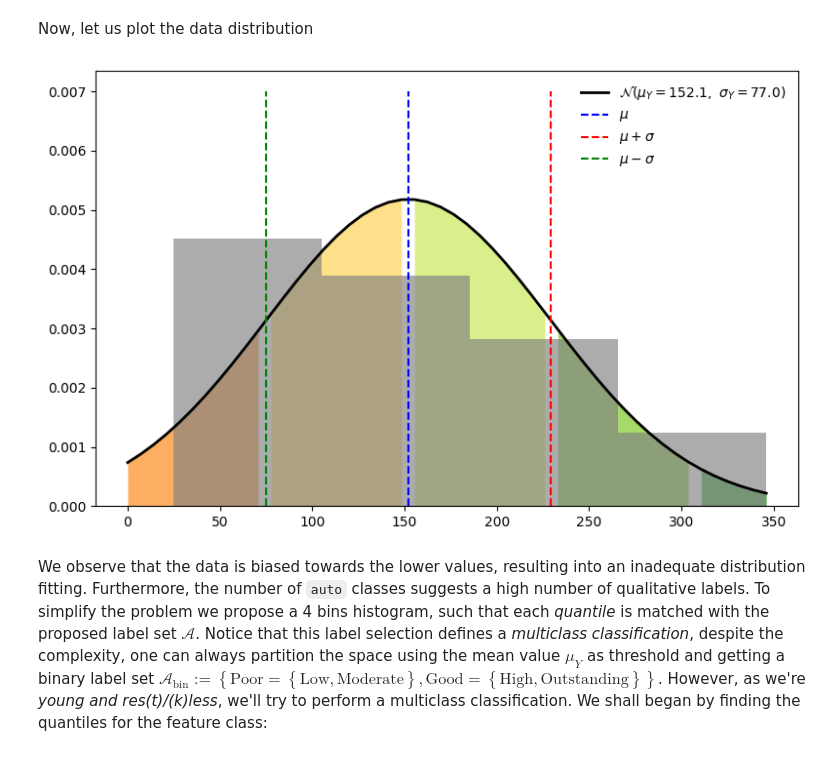
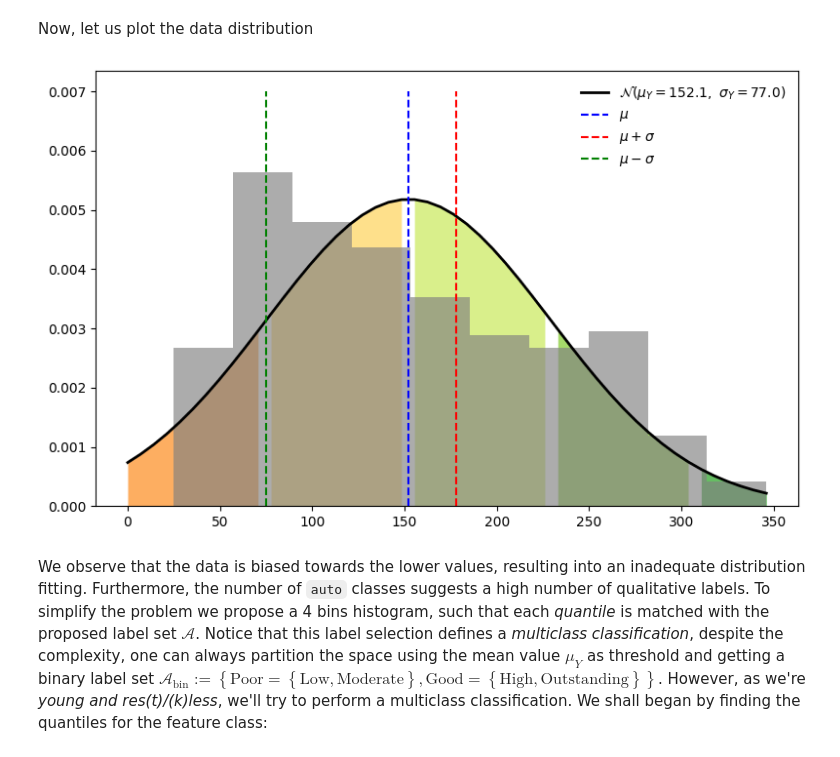
Before and after one commit to jpacheco09/my_courses, a Jupyter notebook: Intro-to-ML-and-DL/homeworks/homework1.ipynb, the cells around one changed output. Saved outputs shown, nothing was run; the diff lists cells and outputs as text; code cells hidden in the pictures.

```diff
--- a/Intro-to-ML-and-DL/homeworks/homework1.ipynb
+++ b/Intro-to-ML-and-DL/homeworks/homework1.ipynb
@@ -78,35 +78,36 @@ Now, let us plot the data distribution
 # %%
 x = np.linspace(0, max(diabetes_Y))
 diabetes_Y_pdf = sp.stats.norm.pdf(x,loc=mu_Y,scale=sigma_Y)
 fig, ax = plt.subplots(figsize = (8, 5))
+#ax.hist((diabetes_Y-mu_Y)/sigma_Y, density=True, bins='auto',histtype='bar',alpha=0.65,color='gray',cumulative=True)
 ax.plot(x, diabetes_Y_pdf, lw = 2, color = 'k',  label = r'$\mathcal{N}\left( \mu_Y = %.1f,\  \sigma_Y = %.1f \right)$'%(mu_Y, sigma_Y))
 #
 ax.plot([[mu_Y],[mu_Y]],[[0],[0.007]], '--b', label = '$\mu$' )
-ax.plot([[mu_Y+sigma_Y],[mu_Y+sigma_Y]],[[0],[0.007]], '--r',label = '$\mu+\sigma$' )
+ax.plot([[mu_Y+sigma_Y/3],[mu_Y+sigma_Y/3]],[[0],[0.007]], '--r',label = '$\mu+\sigma$' )
 ax.plot([[mu_Y-sigma_Y],[mu_Y-sigma_Y]], [[0],[0.007]], '--g',label = '$\mu-\sigma$' )
 ax.legend(loc='best', frameon=False)
 # nice plot
 #colors = ['c', 'r', 'b', 'g', ]
 #colors = colors + list(reversed(colors))
 colors = ['#d73027','#f46d43','#fdae61','#fee08b','#d9ef8b','#a6d96a','#66bd63','#1a9850']#['#003c30','#01665e','#35978f','#80cdc1','#c7eae5','#f6e8c3','#dfc27d','#bf812d','#8c510a','#543005']
 
 for i, color in zip(range(-4, 4), colors):
     low = mu_Y + i * sigma_Y
     high = mu_Y + (i + 1) * sigma_Y
     matches=np.where(np.logical_and(x >= low, x <= high))
     plt.fill_between(
         x[matches],
         diabetes_Y_pdf[matches],
         color=color,
         #alpha=0.985,
         linewidth=0,
     )
 
-ax.hist(diabetes_Y, density=True, bins=4,histtype='bar',alpha=0.65,color='gray')
+ax.hist(diabetes_Y, density=True, bins='auto',histtype='bar',alpha=0.65,color='gray')
 plt.tight_layout()
 plt.show()
 # %% [output]
-[figure, old version]
+[figure, new version]
 # %% [markdown]
 We observe that the data is biased towards the lower values, resulting into an inadequate distribution fitting. Furthermore, the number of `auto` classes suggests a high number of qualitative labels. To simplify the problem we propose a 4 bins histogram, such that each _quantile_ is matched with the proposed label set $\mathcal{A}$.
 Notice that this label selection defines a _multiclass classification_, despite the complexity, one can always partition the space using the mean value $\mu_Y$ as threshold  and getting a binary label set $\mathcal{A}_{\text{bin}} := \left\lbrace \text{Poor}= \left\lbrace \text{Low}, \text{Moderate} \right\rbrace, \text{Good}=\left\lbrace \text{High}, \text{Outstanding} \right\rbrace\right\rbrace$.
```
Also changed, not shown: parts of 18 cells of this notebook.
